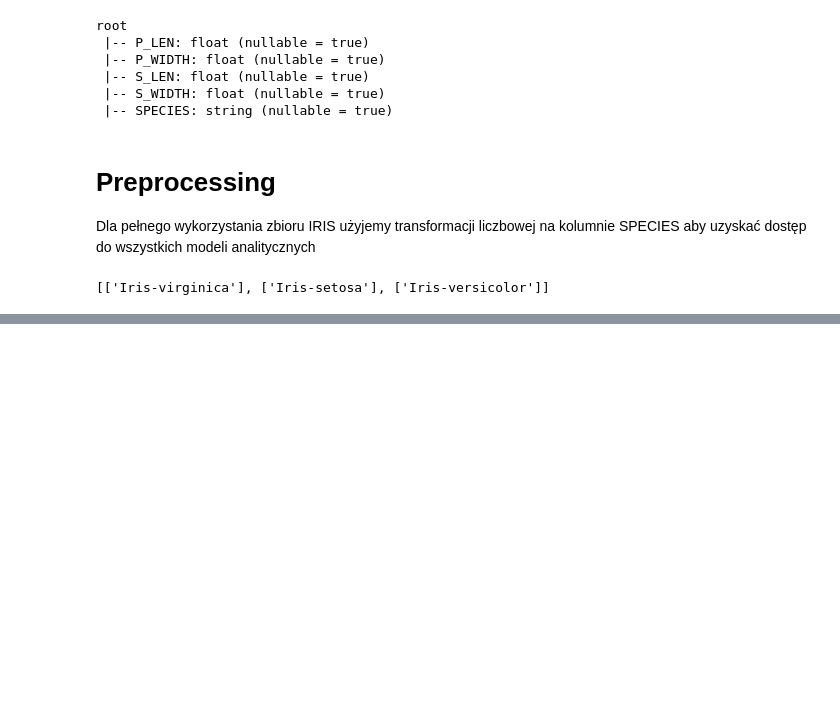
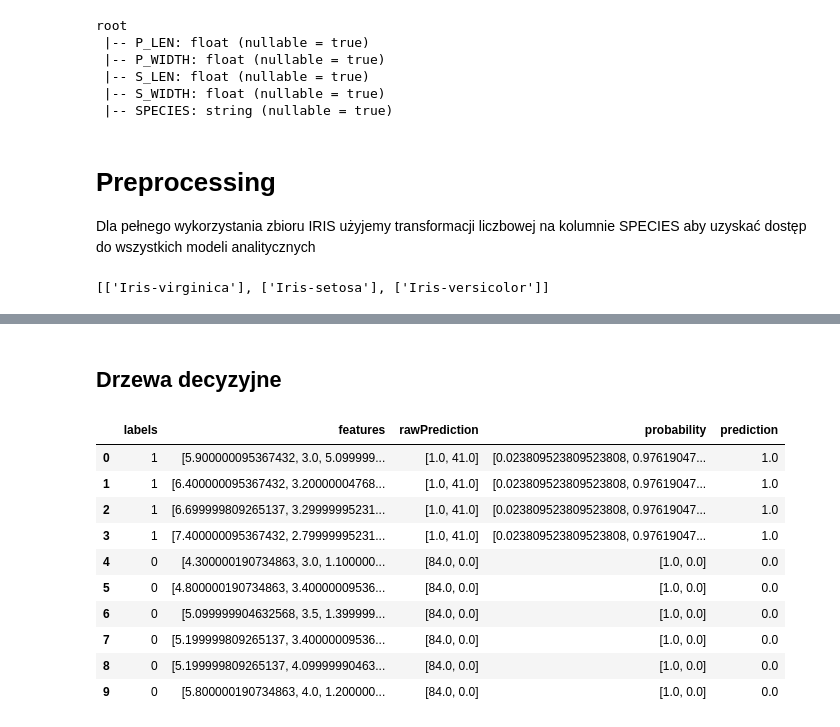
Before and after one commit to PiotrMaciejKowalski/kurs-analiza-danych-2022, a Jupyter notebook: Tydzień 6/MLlib.ipynb, the cells around one changed output, grey strips where cells are left out. Drawn from its saved outputs; the diff is of its cells as text; code cells hidden in the pictures; blank space fills up the shorter version.

```diff
--- a/Tydzień 6/MLlib.ipynb
+++ b/Tydzień 6/MLlib.ipynb
@@ -174,0 +180,3 @@ root
+# %%
+iris_dataset = iris.drop('SPECIES')
+iris_dataset.limit(5).toPandas()
@@ -174,0 +192,8 @@ root
+# %%
+from pyspark.ml.feature import VectorAssembler
+
+assembler = VectorAssembler(
+    inputCols=['P_LEN', 'P_WIDTH', 'S_LEN', 'S_WIDTH'],
+    outputCol="features"
+    )
+stages = [assembler]
@@ -174,0 +296,20 @@ root
+# %% [markdown]
+## Drzewa decyzyjne
+# %%
+from pyspark.ml.classification import DecisionTreeClassifier
+dt = DecisionTreeClassifier(featuresCol = 'features', labelCol = 'labels', maxDepth = 3)
+dtModel = dt.fit(train)
+predictions = dtModel.transform(test)
+predictions.limit(10).toPandas()
+# %% [output]
+|  | labels | features | rawPrediction | probability | prediction |
+| 0 | 1 | [5.900000095367432, 3.0, 5.099999... | [1.0, 41.0] | [0.023809523809523808, 0.97619047... | 1.0 |
+| 1 | 1 | [6.400000095367432, 3.20000004768... | [1.0, 41.0] | [0.023809523809523808, 0.97619047... | 1.0 |
+| 2 | 1 | [6.699999809265137, 3.29999995231... | [1.0, 41.0] | [0.023809523809523808, 0.97619047... | 1.0 |
+| 3 | 1 | [7.400000095367432, 2.79999995231... | [1.0, 41.0] | [0.023809523809523808, 0.97619047... | 1.0 |
+| 4 | 0 | [4.300000190734863, 3.0, 1.100000... | [84.0, 0.0] | [1.0, 0.0] | 0.0 |
+| 5 | 0 | [4.800000190734863, 3.40000009536... | [84.0, 0.0] | [1.0, 0.0] | 0.0 |
+| 6 | 0 | [5.099999904632568, 3.5, 1.399999... | [84.0, 0.0] | [1.0, 0.0] | 0.0 |
+| 7 | 0 | [5.199999809265137, 3.40000009536... | [84.0, 0.0] | [1.0, 0.0] | 0.0 |
+| 8 | 0 | [5.199999809265137, 4.09999990463... | [84.0, 0.0] | [1.0, 0.0] | 0.0 |
+| 9 | 0 | [5.800000190734863, 4.0, 1.200000... | [84.0, 0.0] | [1.0, 0.0] | 0.0 |
```
Also changed, not shown: parts of 22 cells of this notebook.
